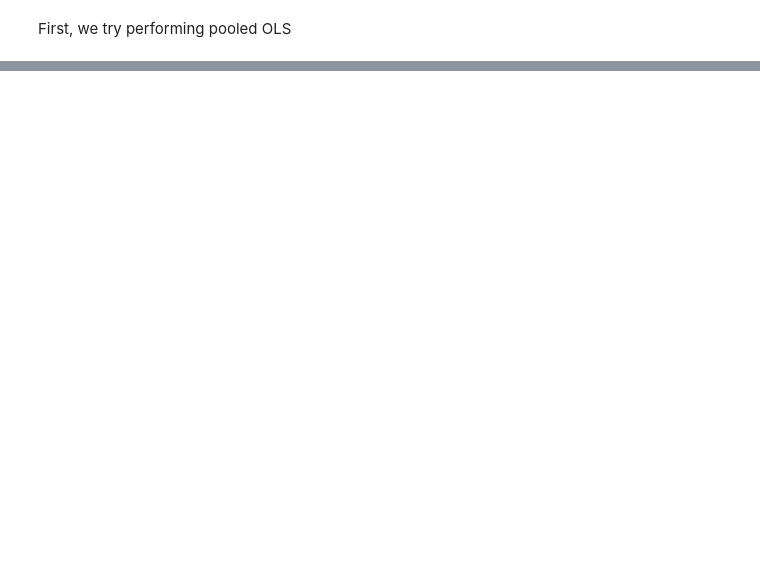
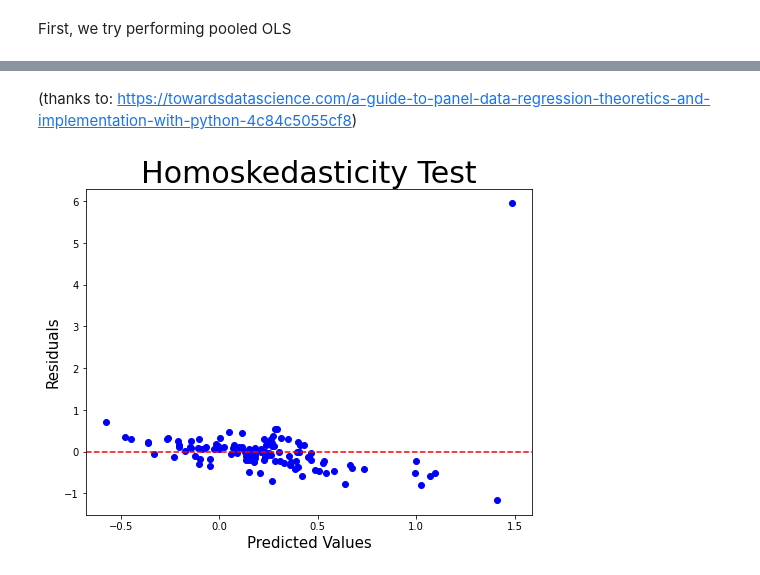
Before and after one commit to benjaminrike1/social_score, a Jupyter notebook: panel_data.ipynb, the cells around one changed output, grey strips where cells are left out. Cells and saved outputs as stored; diff of their text form; code cells hidden in the pictures; blank space fills up the shorter version.

Commit message:
finished panel data regression

```diff
--- a/panel_data.ipynb
+++ b/panel_data.ipynb
@@ -157,10 +198,41 @@ First, we try performing pooled OLS
 # %%
 from linearmodels import PooledOLS
+from datetime import datetime
+
 import statsmodels.api as sm
-exog = df_fin[]
-endog = dataset['violent']
+
+df_fin['year'] = pd.to_datetime(df_fin['year'], format='%Y')
+df_fin2 = df_fin.set_index(['Company', 'year'], append=False)
+
+
+
+exog = df_fin2[['constant', 'sector_Communication Services',
+       'sector_Consumer Cyclical', 'sector_Consumer Defensive',
+       'sector_Energy', 'sector_Financial Services', 'sector_Healthcare',
+       'sector_Industrials', 'country_Denmark',
+       'country_Germany', 'country_Netherlands', 'country_Sweden',
+       'country_Switzerland',
+       'country_United States', 'score', 'total', 'revenue',
+       'market_cap', 'growth', 'exchange_return']]
+
+endog = df_fin2['return']
 mod = PooledOLS(endog, exog)
 pooledOLS_res = mod.fit(cov_type='clustered', cluster_entity=True)
 # Store values for checking homoskedasticity graphically
 fittedvals_pooled_OLS = pooledOLS_res.predict().fitted_values
 residuals_pooled_OLS = pooledOLS_res.resids
+# %% [markdown]
+(thanks to: https://towardsdatascience.com/a-guide-to-panel-data-regression-theoretics-and-implementation-with-python-4c84c5055cf8)
+# %%
+# 3A. Homoskedasticity
+import matplotlib.pyplot as plt
+ # 3A.1 Residuals-Plot for growing Variance Detection
+fig, ax = plt.subplots(figsize = (8,6))
+ax.scatter(fittedvals_pooled_OLS, residuals_pooled_OLS, color = 'blue')
+ax.axhline(0, color = 'r', ls = '--')
+ax.set_xlabel('Predicted Values', fontsize = 15)
+ax.set_ylabel('Residuals', fontsize = 15)
+ax.set_title('Homoskedasticity Test', fontsize = 30)
+plt.show()
+# %% [output]
+[figure, added]
```
Also changed, not shown: parts of 8 cells of this notebook.
